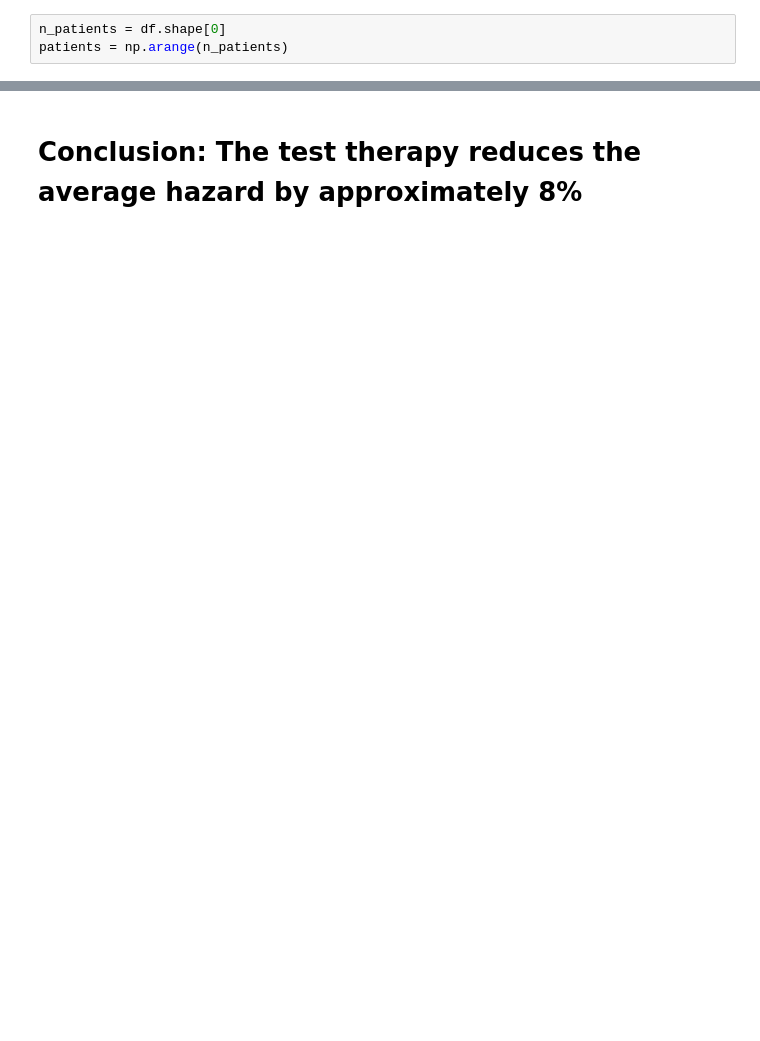
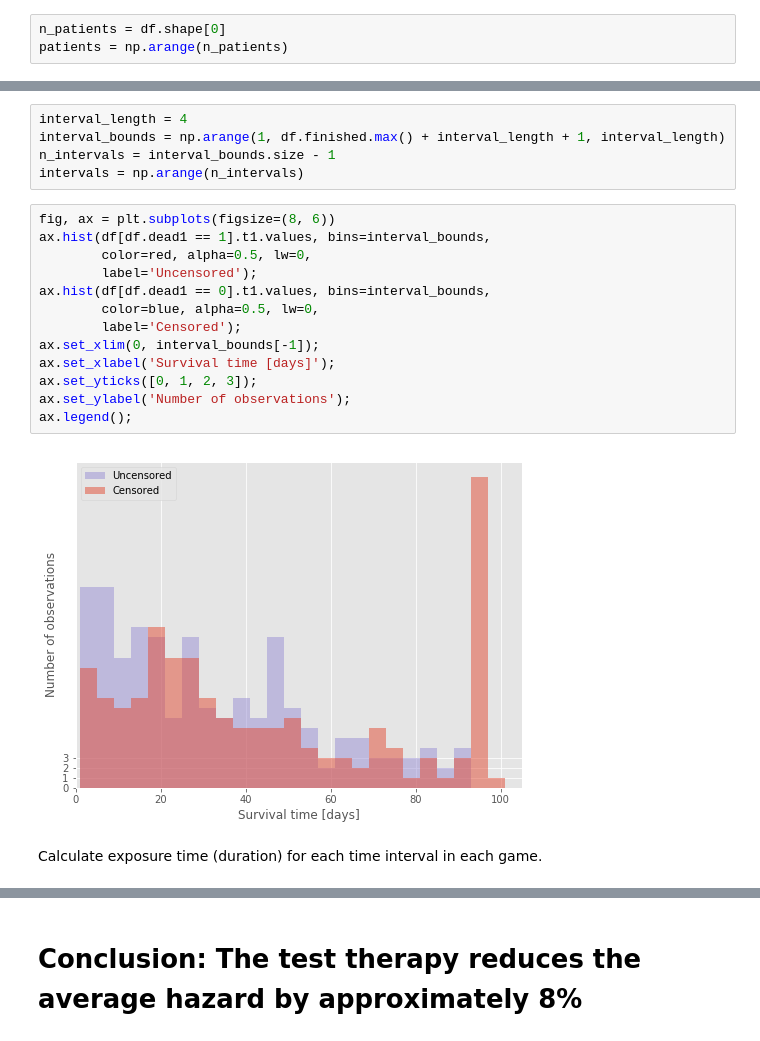
Before and after one commit to wambergo/MBML, a Jupyter notebook: MBML_nyeste.ipynb, the cells around one changed output, grey strips where cells are left out. Saved outputs shown, nothing was run; the diff lists cells and outputs as text; blank space fills up the shorter version.

```diff
--- a/MBML_nyeste.ipynb
+++ b/MBML_nyeste.ipynb
@@ -596,0 +501,22 @@ fit = sm.sampling(data=death_dat3, algorithm="HMC", seed=10, iter=500, chains=4,
+# %%
+interval_length = 4
+interval_bounds = np.arange(1, df.finished.max() + interval_length + 1, interval_length)
+n_intervals = interval_bounds.size - 1
+intervals = np.arange(n_intervals)
+# %%
+fig, ax = plt.subplots(figsize=(8, 6))
+ax.hist(df[df.dead1 == 1].t1.values, bins=interval_bounds,
+        color=red, alpha=0.5, lw=0,
+        label='Uncensored');
+ax.hist(df[df.dead1 == 0].t1.values, bins=interval_bounds,
+        color=blue, alpha=0.5, lw=0,
+        label='Censored');
+ax.set_xlim(0, interval_bounds[-1]);
+ax.set_xlabel('Survival time [days]');
+ax.set_yticks([0, 1, 2, 3]);
+ax.set_ylabel('Number of observations');
+ax.legend();
+# %% [output]
+[figure, added]
+# %% [markdown]
+Calculate exposure time (duration) for each time interval in each game.
```
Also changed, not shown: parts of 174 cells of this notebook, 1 other file.
